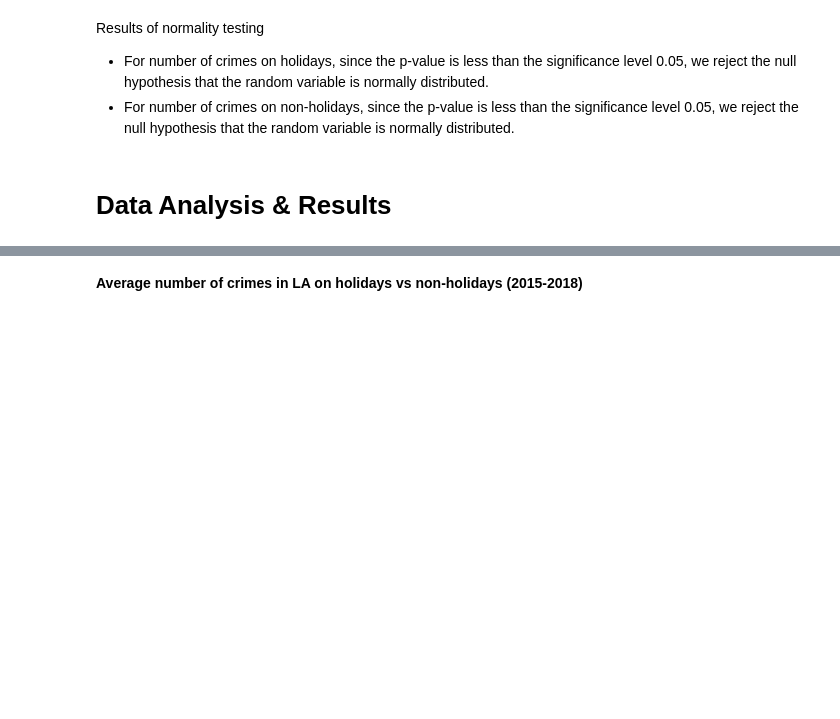
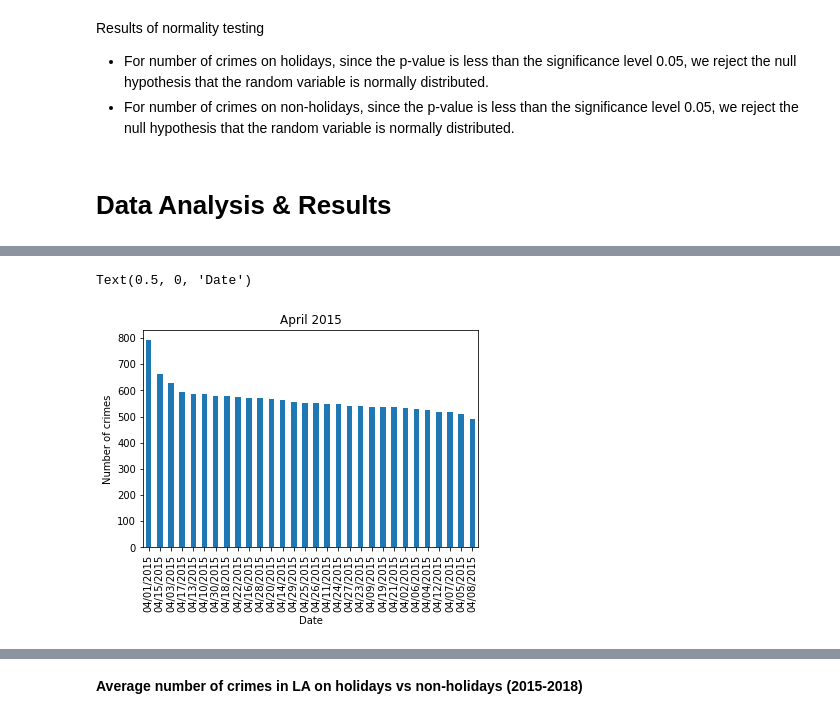
Before and after one commit to r3qin/COGS108FinalProject, a Jupyter notebook: FinalProject.ipynb, the cells around one changed output, grey strips where cells are left out. Cells and saved outputs as stored; diff of their text form; code cells hidden in the pictures; blank space fills up the shorter version.

```diff
--- a/FinalProject.ipynb
+++ b/FinalProject.ipynb
@@ -212,0 +306,8 @@ Results of normality testing
+# %%
+plt.figure()
+crimes_2015_04['Date Occurred'].value_counts().plot(kind='bar', title='April 2015')
+plt.ylabel("Number of crimes")
+plt.xlabel("Date")
+# %% [output]
+Text(0.5, 0, 'Date')
+[figure, added]
```
Also changed, not shown: parts of 25 cells of this notebook.
